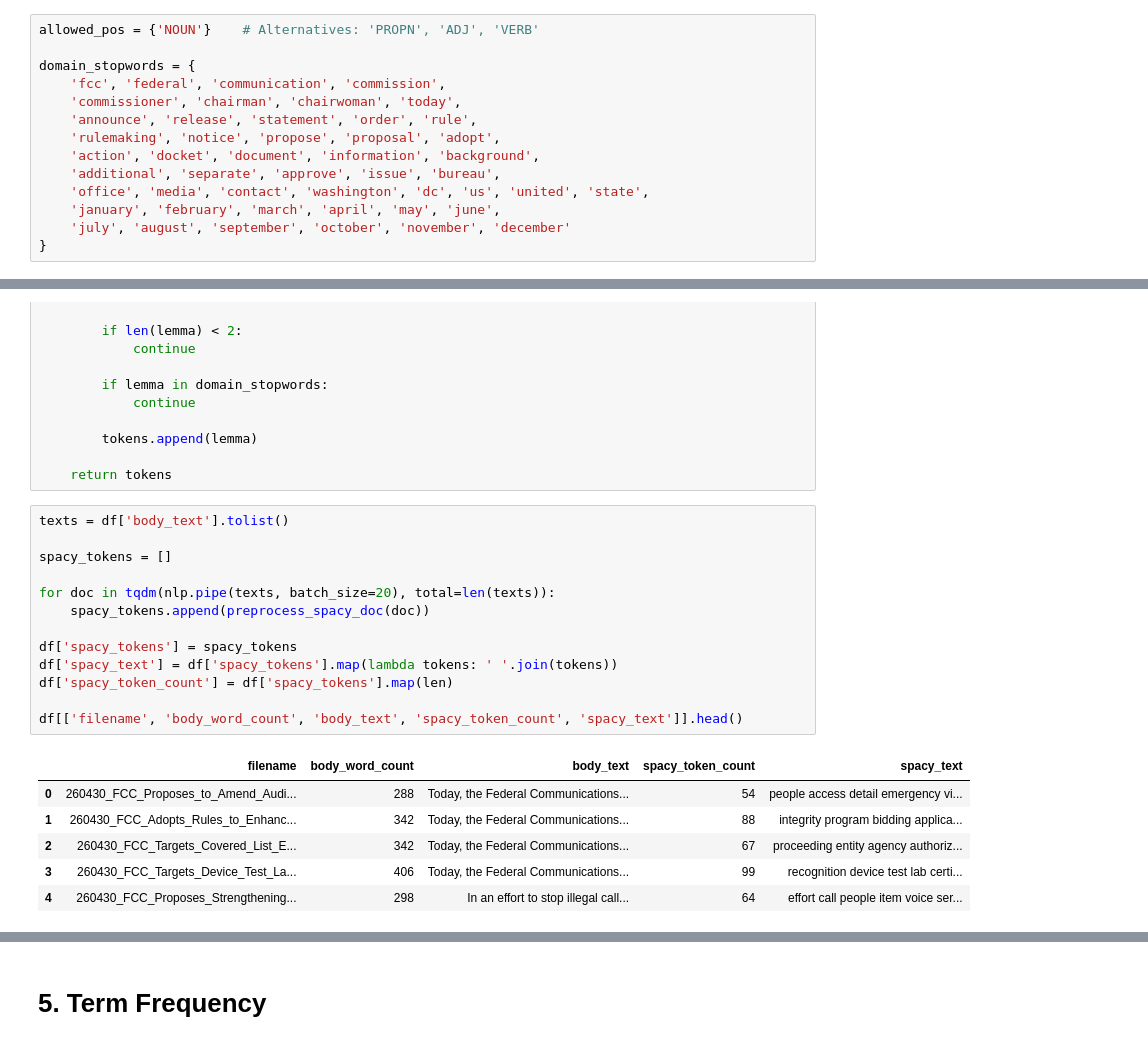
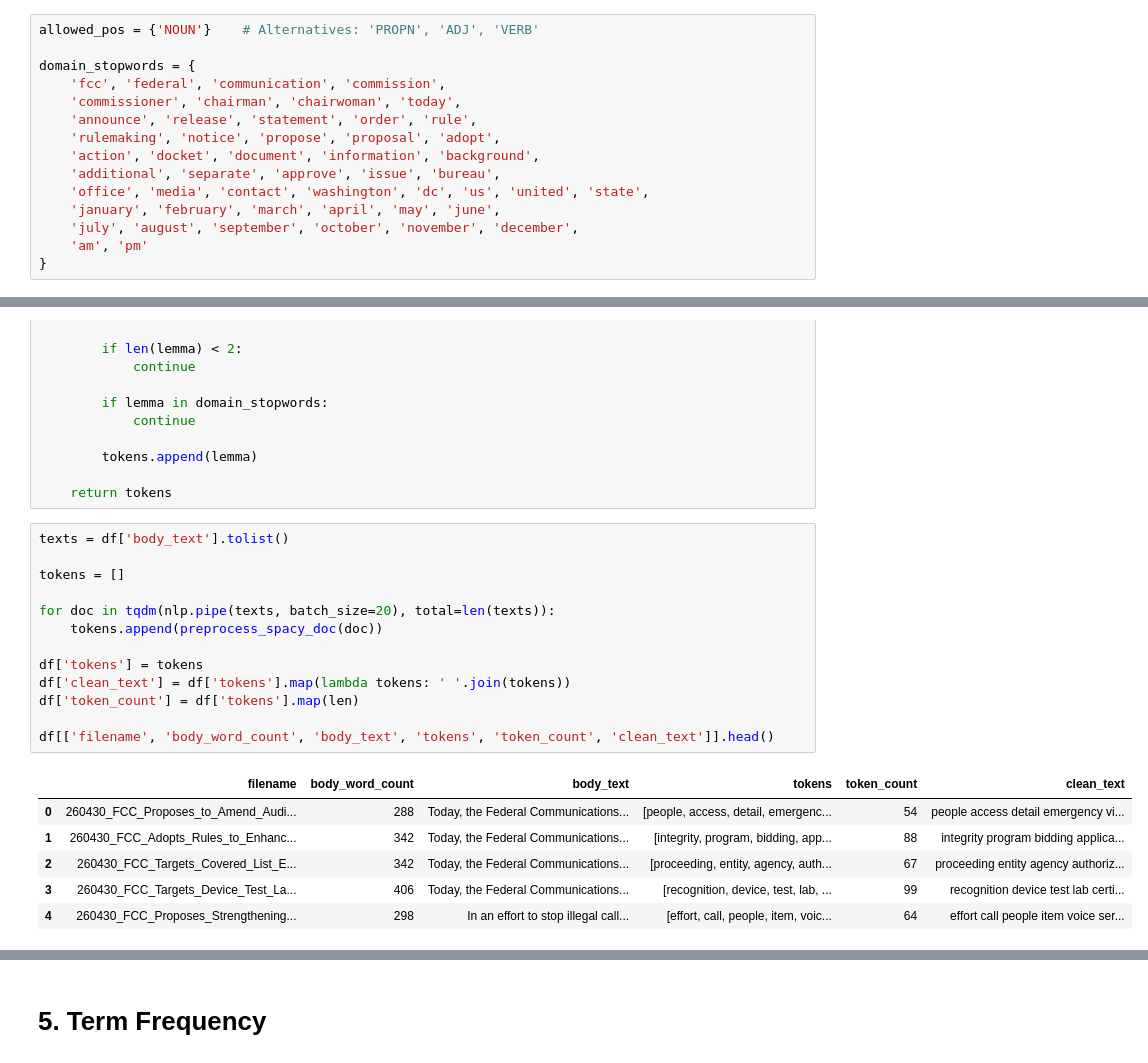
Before and after one commit to YoungbokYi/Text-Mining-FCC-Documents, a Jupyter notebook: Trend_Analysis.ipynb, the cells around one changed output, grey strips where cells are left out. Drawn from its saved outputs; the diff is of its cells as text.

```diff
--- a/Trend_Analysis.ipynb
+++ b/Trend_Analysis.ipynb
@@ -201,7 +203,8 @@ domain_stopwords = {
     'additional', 'separate', 'approve', 'issue', 'bureau',
     'office', 'media', 'contact', 'washington', 'dc', 'us', 'united', 'state',
     'january', 'february', 'march', 'april', 'may', 'june',
-    'july', 'august', 'september', 'october', 'november', 'december'
+    'july', 'august', 'september', 'october', 'november', 'december',
+    'am', 'pm'
 }
 # %%
 def clean_lemma(lemma):
@@ -245,23 +248,23 @@ def preprocess_spacy_doc(doc):
 # %%
 texts = df['body_text'].tolist()
 
-spacy_tokens = []
+tokens = []
 
 for doc in tqdm(nlp.pipe(texts, batch_size=20), total=len(texts)):
-    spacy_tokens.append(preprocess_spacy_doc(doc))
+    tokens.append(preprocess_spacy_doc(doc))
 
-df['spacy_tokens'] = spacy_tokens
-df['spacy_text'] = df['spacy_tokens'].map(lambda tokens: ' '.join(tokens))
-df['spacy_token_count'] = df['spacy_tokens'].map(len)
+df['tokens'] = tokens
+df['clean_text'] = df['tokens'].map(lambda tokens: ' '.join(tokens))
+df['token_count'] = df['tokens'].map(len)
 
-df[['filename', 'body_word_count', 'body_text', 'spacy_token_count', 'spacy_text']].head()
+df[['filename', 'body_word_count', 'body_text', 'tokens', 'token_count', 'clean_text']].head()
 # %% [output]
-|  | filename | body_word_count | body_text | spacy_token_count | spacy_text |
-| 0 | 260430_FCC_Proposes_to_Amend_Audi... | 288 | Today, the Federal Communications... | 54 | people access detail emergency vi... |
-| 1 | 260430_FCC_Adopts_Rules_to_Enhanc... | 342 | Today, the Federal Communications... | 88 | integrity program bidding applica... |
-| 2 | 260430_FCC_Targets_Covered_List_E... | 342 | Today, the Federal Communications... | 67 | proceeding entity agency authoriz... |
-| 3 | 260430_FCC_Targets_Device_Test_La... | 406 | Today, the Federal Communications... | 99 | recognition device test lab certi... |
-| 4 | 260430_FCC_Proposes_Strengthening... | 298 | In an effort to stop illegal call... | 64 | effort call people item voice ser... |
+|  | filename | body_word_count | body_text | tokens | token_count | clean_text |
+| 0 | 260430_FCC_Proposes_to_Amend_Audi... | 288 | Today, the Federal Communications... | [people, access, detail, emergenc... | 54 | people access detail emergency vi... |
+| 1 | 260430_FCC_Adopts_Rules_to_Enhanc... | 342 | Today, the Federal Communications... | [integrity, program, bidding, app... | 88 | integrity program bidding applica... |
+| 2 | 260430_FCC_Targets_Covered_List_E... | 342 | Today, the Federal Communications... | [proceeding, entity, agency, auth... | 67 | proceeding entity agency authoriz... |
+| 3 | 260430_FCC_Targets_Device_Test_La... | 406 | Today, the Federal Communications... | [recognition, device, test, lab, ... | 99 | recognition device test lab certi... |
+| 4 | 260430_FCC_Proposes_Strengthening... | 298 | In an effort to stop illegal call... | [effort, call, people, item, voic... | 64 | effort call people item voice ser... |
 # %%
 preprocessing_summary_dict = {
     'number_of_documents': int(df.shape[0]),
```
Also changed, not shown: parts of 41 cells of this notebook.
